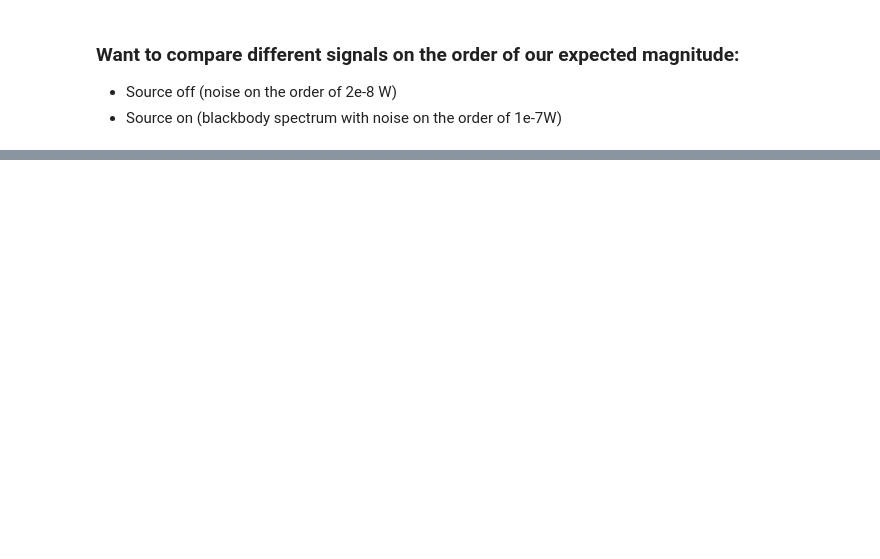
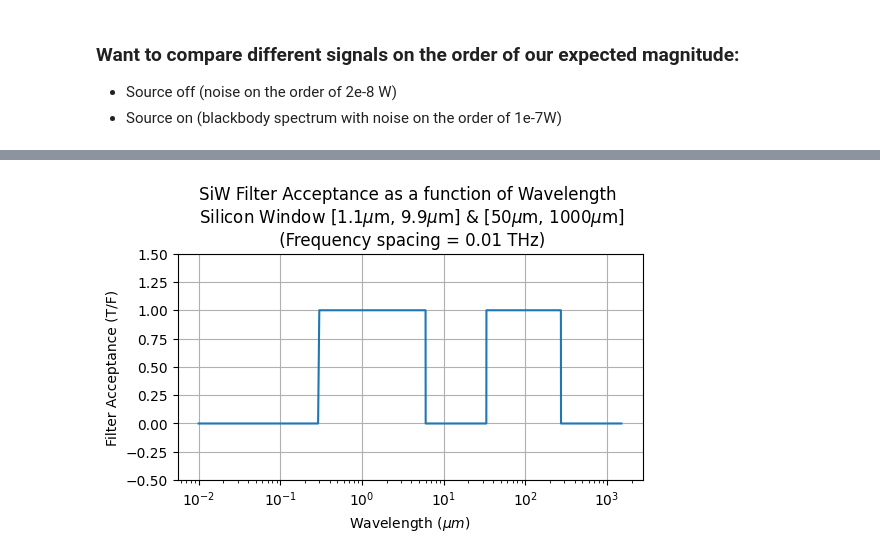
Before and after one commit to nkurinsky/THz-FTS, a Jupyter notebook: python/Notebooks/BBspectrum_FTS_(arbitrary_FrequencyList).ipynb, the cells around one changed output, grey strips where cells are left out. Saved outputs shown, nothing was run; the diff lists cells and outputs as text; code cells hidden in the pictures; blank space fills up the shorter version.

```diff
--- a/python/Notebooks/BBspectrum_FTS_(arbitrary_FrequencyList).ipynb
+++ b/python/Notebooks/BBspectrum_FTS_(arbitrary_FrequencyList).ipynb
@@ -116,0 +173,15 @@ plt.show()
+# %%
+fig = plt.figure(figsize=(6, 3), dpi=100)
+
+plt.plot(frequencies, filter_val)
+plt.xscale('log')
+plt.grid(True)
+plt.ylim(-0.5, 1.5)
+plt.xscale('log')
+title = "SiW Filter Acceptance as a function of Wavelength \n Silicon Window [1.1$\mu$m, 9.9$\mu$m] & [50$\mu$m, 1000$\mu$m] \n (Frequency spacing = "+ str(round(frequency_slice_size,2)) + " THz)"
+plt.title(title)
+plt.xlabel("Wavelength ($\mu m$)")
+plt.ylabel("Filter Acceptance (T/F)")
+plt.show()
+# %% [output]
+[figure, added]
```
Also changed, not shown: parts of 9 cells of this notebook.
